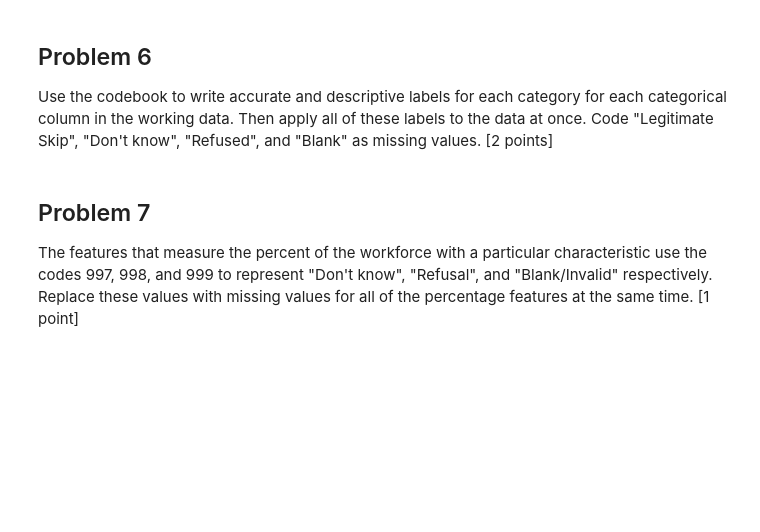
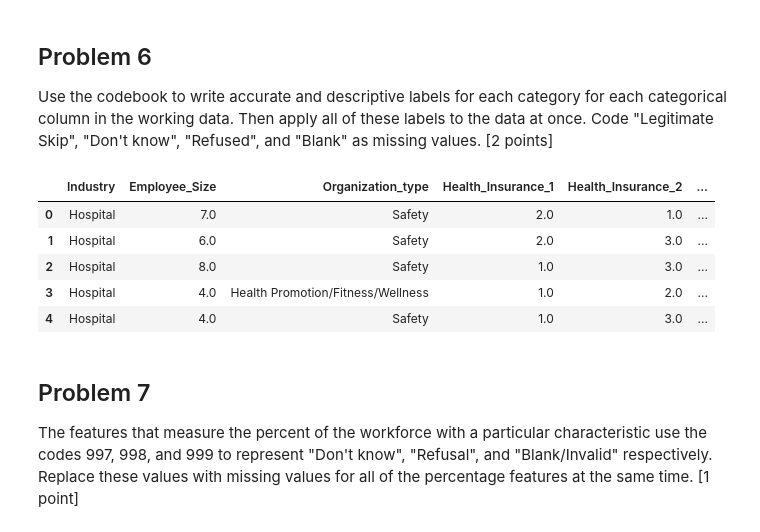
Before and after one commit to congxinxu0116/UVA, a Jupyter notebook: DS 6001/labassignment8.ipynb, the cells around one changed output. Cells and saved outputs as stored; diff of their text form; code cells hidden in the pictures; blank space fills up the shorter version.

```diff
--- a/DS 6001/labassignment8.ipynb
+++ b/DS 6001/labassignment8.ipynb
@@ -55,3 +128,14 @@ The [codebook](https://www.cdc.gov/workplacehealthpromotion/data-surveillance/do
 # %% [markdown]
 ## Problem 4
 Using the codebook and this [dictionary of NAICS industrial codes](https://www.naics.com/search-naics-codes-by-industry/), place descriptive labels on the categories of the industry column in the working data. [1 point]
+# %%
+# Add the rest of the industyr to this map
+replace_map = {1:'Agriculture, Forestry, Fishing and Hunting; etc.',
+               2:'Wholesale Trade',
+               3:'Arts, Entertainment, and Recreation',
+               4:'Information',
+               5:'Educational Services',
+               6:'Public Administration',
+               7:'Hospital',}
+data_wv.Industry = data_wv.Industry.map(replace_map)
+data_wv.Industry
@@ -58,3 +155,8 @@ Using the codebook and this [dictionary of NAICS industrial codes](https://www.n
 # %% [markdown]
 ## Problem 5
 Using the codebook, recode the "size" column to have three categories: "Small" for workplaces with fewer than 100 employees, "Medium" for workplaces with at least 100 but fewer than 500 employees, and "Large" for companies with at least 500 employees. [Note: Python dataframes have an attribute `.size` that reports the space the dataframe takes up in memory. Don't confuse this attribute with the column named "Size" in the raw data.] [1 point]
+# %%
+data_wv['Employee_Size_Label'] = pd.cut(data_wv.Employee_Size,
+                                        bins=[0,3,5,8],
+                                        labels=("Small", "Medium", "Large"))
+data_wv[['Employee_Size_Label']].describe()
@@ -61,6 +169,28 @@ Using the codebook, recode the "size" column to have three categories: "Small" f
 # %% [markdown]
 ## Problem 6
 Use the codebook to write accurate and descriptive labels for each category for each categorical column in the working data. Then apply all of these labels to the data at once. Code "Legitimate Skip", "Don't know", "Refused", and "Blank" as missing values. [2 points]
+# %%
+# Add more labels to the
+# not going to handle WD columns
+replace_map = {'Organization_type':{1:'Human Resources and/or Benefits',
+                                    2:'Health Promotion/Fitness/Wellness',
+                                    3:'Safety',
+                                    4:'Medical',
+                                    5:'PR/Marketing',
+                                    6:'Finance',
+                                    7:'Other',
+                                    97:np.nan,
+                                    99:np.nan,
+                                   }}
+data_wv = data_wv.replace(replace_map)
+data_wv.head()
+# %% [output]
+|  | Industry | Employee_Size | Organization_type | Health_Insurance_1 | Health_Insurance_2 | ... |
+| 0 | Hospital | 7.0 | Safety | 2.0 | 1.0 | ... |
+| 1 | Hospital | 6.0 | Safety | 2.0 | 3.0 | ... |
+| 2 | Hospital | 8.0 | Safety | 1.0 | 3.0 | ... |
+| 3 | Hospital | 4.0 | Health Promotion/Fitness/Wellness | 1.0 | 2.0 | ... |
+| 4 | Hospital | 4.0 | Safety | 1.0 | 3.0 | ... |
 # %% [markdown]
 ## Problem 7
 The features that measure the percent of the workforce with a particular characteristic use the codes 997, 998, and 999 to represent "Don't know", "Refusal", and "Blank/Invalid" respectively. Replace these values with missing values for all of the percentage features at the same time. [1 point]
```
Also changed, not shown: parts of 10 cells of this notebook.
